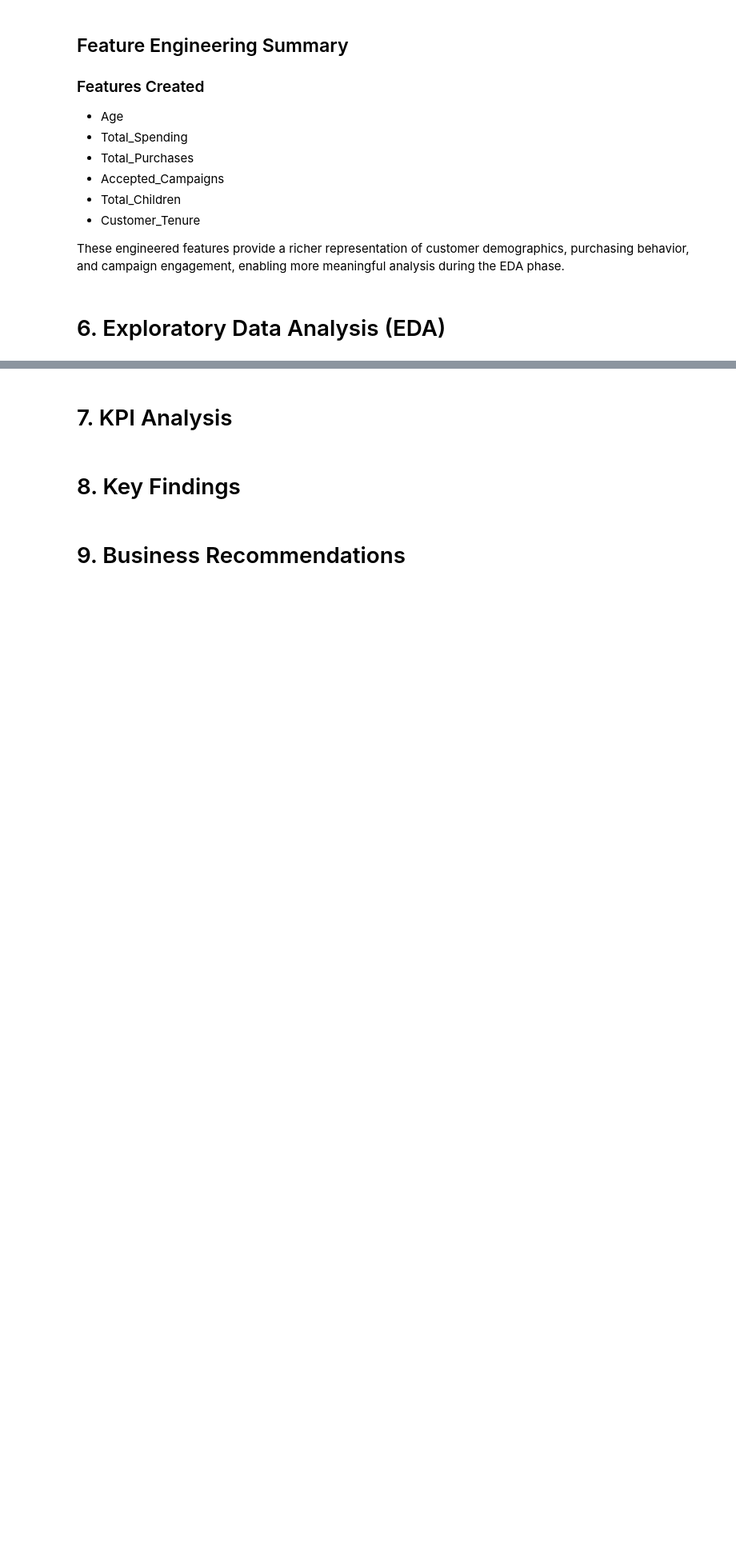
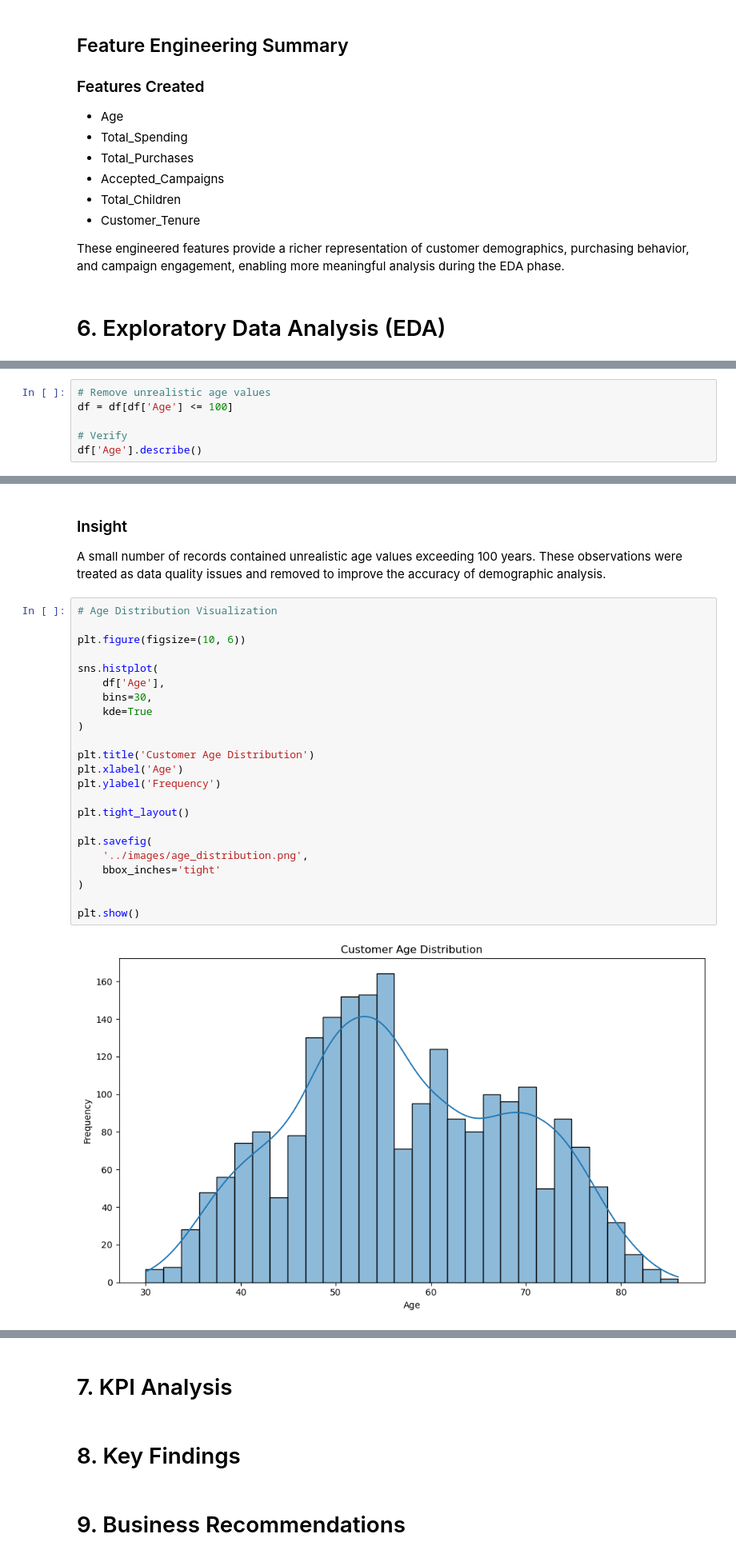
Before and after one commit to Harshpoonia/data-analytics-projects, a Jupyter notebook: Marketing-Campaign-Analytics/notebooks/Analysis.ipynb, the cells around one changed output, grey strips where cells are left out. Shown at 80% size. Saved outputs shown, nothing was run; the diff lists cells and outputs as text; blank space fills up the shorter version.

Commit message:
Complete demographic analysis and outlier treatment

```diff
--- a/Marketing-Campaign-Analytics/notebooks/Analysis.ipynb
+++ b/Marketing-Campaign-Analytics/notebooks/Analysis.ipynb
@@ -491,0 +526,6 @@ These engineered features provide a richer representation of customer demographi
+# %%
+# Remove unrealistic age values
+df = df[df['Age'] <= 100]
+
+# Verify
+df['Age'].describe()
@@ -491,0 +542,29 @@ These engineered features provide a richer representation of customer demographi
+# %% [markdown]
+### Insight
+
+A small number of records contained unrealistic age values exceeding 100 years. These observations were treated as data quality issues and removed to improve the accuracy of demographic analysis.
+# %%
+# Age Distribution Visualization
+
+plt.figure(figsize=(10, 6))
+
+sns.histplot(
+    df['Age'],
+    bins=30,
+    kde=True
+)
+
+plt.title('Customer Age Distribution')
+plt.xlabel('Age')
+plt.ylabel('Frequency')
+
+plt.tight_layout()
+
+plt.savefig(
+    '../images/age_distribution.png',
+    bbox_inches='tight'
+)
+
+plt.show()
+# %% [output]
+[figure, added]
```
Also changed, not shown: parts of 21 cells of this notebook, 4 other files.
